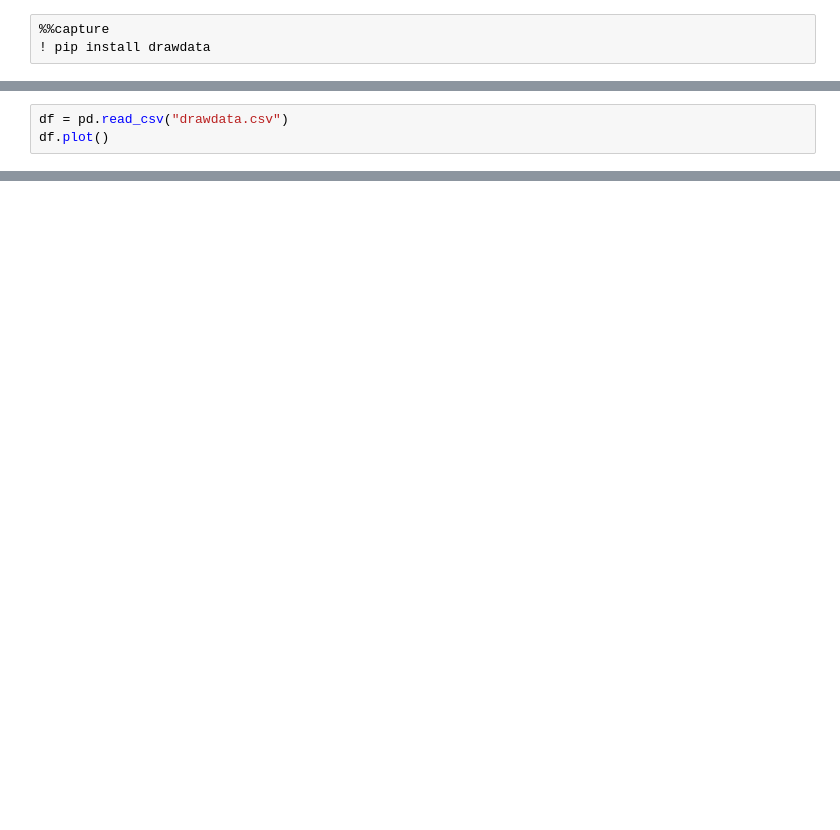
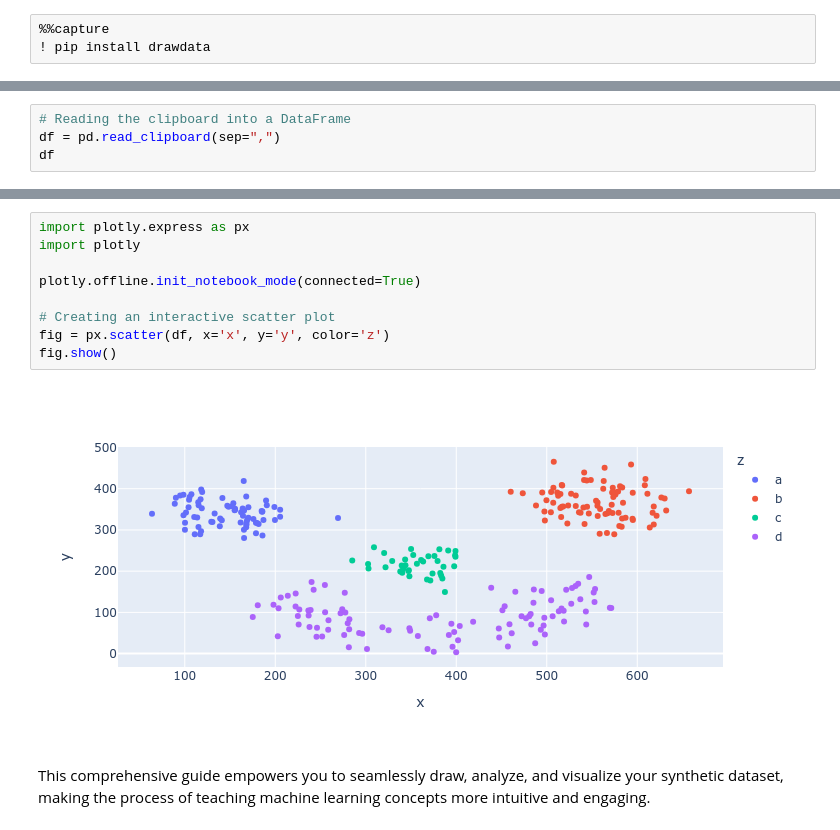
Before and after one commit to bryanpaget/jupyter, a Jupyter notebook: DrawData.ipynb, the cells around one changed output, grey strips where cells are left out. Saved outputs shown, nothing was run; the diff lists cells and outputs as text; blank space fills up the shorter version.

Commit message:
update multiple notebooks

```diff
--- a/DrawData.ipynb
+++ b/DrawData.ipynb
@@ -11,4 +25,5 @@ draw_scatter()
 # %%
-df = pd.read_csv("drawdata.csv")
-df.plot()
+# Reading the clipboard into a DataFrame
+df = pd.read_clipboard(sep=",")
+df
 # %% [output]
@@ -16,0 +47,13 @@ df.plot()
+# %%
+import plotly.express as px
+import plotly
+
+plotly.offline.init_notebook_mode(connected=True)
+
+# Creating an interactive scatter plot
+fig = px.scatter(df, x='x', y='y', color='z')
+fig.show()
+# %% [output]
+[figure, added]
+# %% [markdown]
+This comprehensive guide empowers you to seamlessly draw, analyze, and visualize your synthetic dataset, making the process of teaching machine learning concepts more intuitive and engaging.
```
Also changed, not shown: parts of 6 cells of this notebook, 11 other files.
